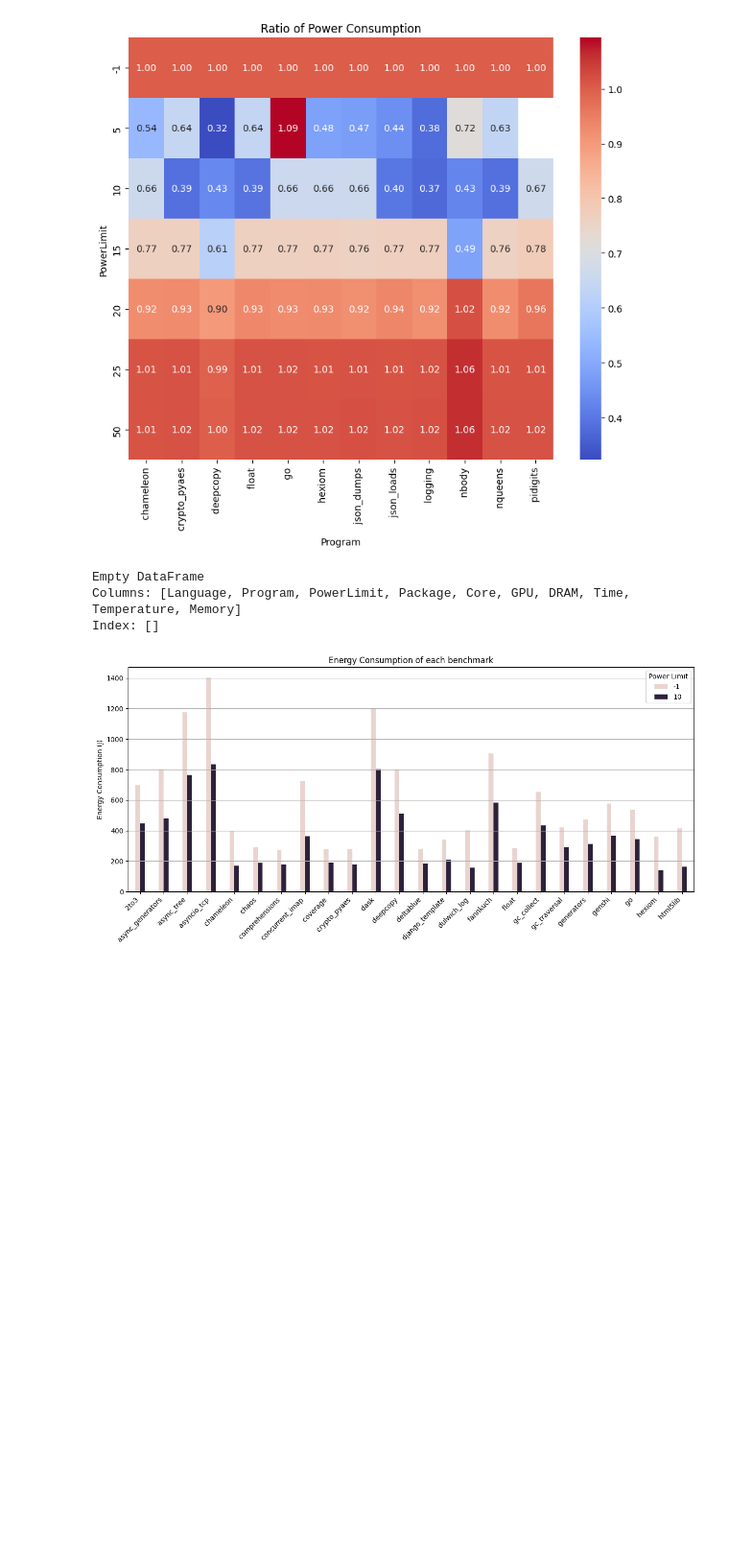
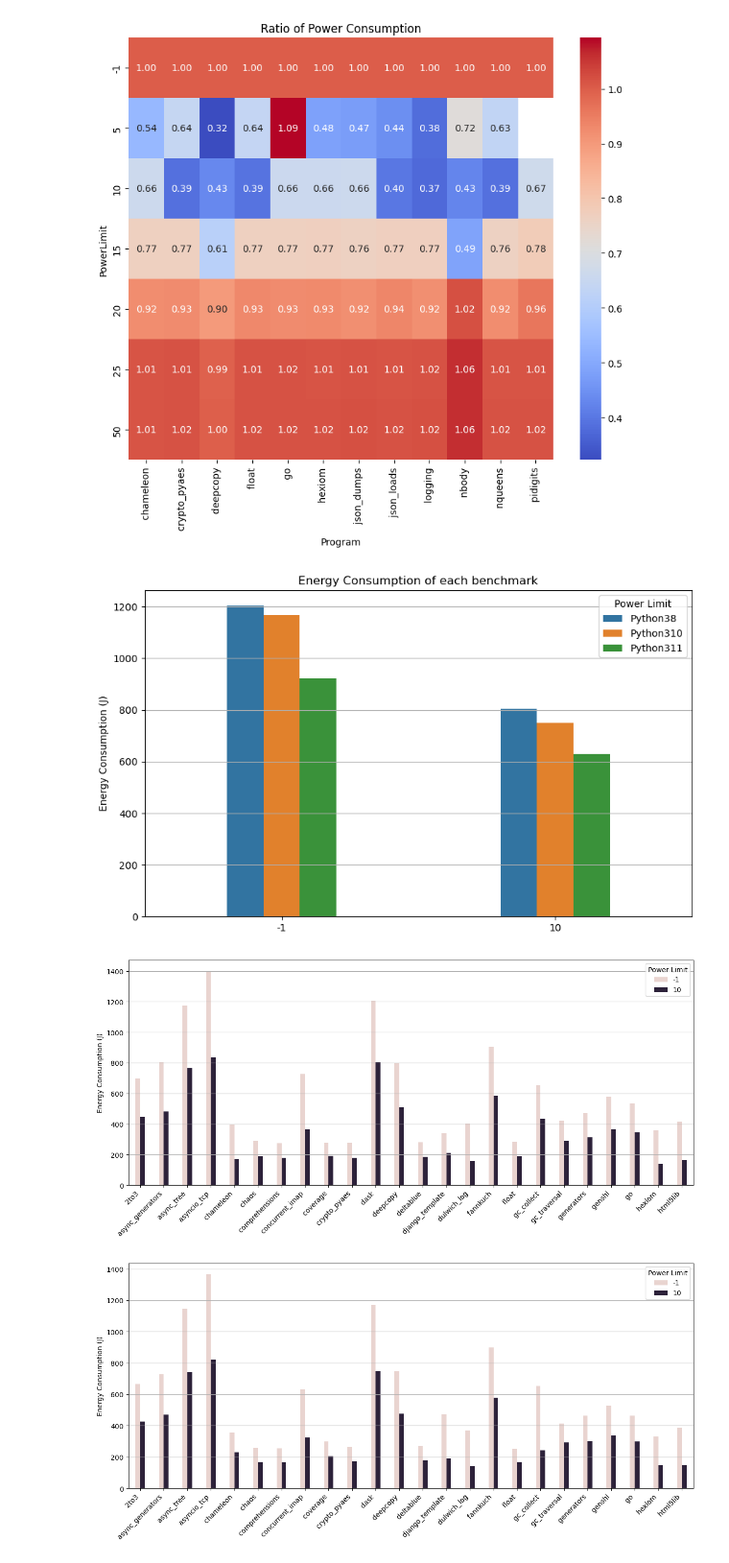
Before and after one commit to DBarbosa15987/ees-benchmark, a Jupyter notebook: graphs3.ipynb, the cells around one changed output. Shown at 96% size. Drawn from its saved outputs; the diff is of its cells as text; code cells hidden in the pictures; blank space fills up the shorter version.

Commit message:
single benchmark case added

```diff
--- a/graphs3.ipynb
+++ b/graphs3.ipynb
@@ -82,7 +82,6 @@ import pandas as pd
 dataCap = pd.read_csv("measurementsGlobalNewWithPowerCap.csv")
 dataNoCap = pd.read_csv("measurementsGlobalNewNoPowerCap.csv")
 dataNoCap = dataNoCap[dataNoCap["Program"].isin(dataCap["Program"])]
-print(dataNoCap[dataNoCap["Program"]=="pprint"])
 fullData = pd.concat([dataNoCap, dataCap])
 
 powerconsumed = fullData["Package"]
@@ -96,55 +95,51 @@ powerLimit = fullData["PowerLimit"]
 threshold = 3
 df = pd.DataFrame(
     {
         "Program": program,
         "PowerLimit": powerLimit,
         "Temperature": temperature,
         "EnergyConsumption": powerconsumed,
         "Time": time,
         "PythonVersion": pythonVersion,
     }
 )
 
 # Recalculate mean after filtering outliers
 filtered_df = df[
     (df["Time"].abs() < df["Time"].mean() + threshold * df["Time"].std())
     & (
         df["EnergyConsumption"].abs()
         < df["EnergyConsumption"].mean() + threshold * df["EnergyConsumption"].std()
     )
 ]
-for version in ["Python38","Python310","Python311"]:
+
+##### single case graph #####
+python_versions = ["Python38","Python310","Python311"]
+benchmark_name = " dask"
+single_case_df = filtered_df[filtered_df["Program"] == benchmark_name].drop(columns="Program").groupby(["PythonVersion","PowerLimit"]).mean().reset_index()
+plt.figure(figsize=(10, 6))
+sns.barplot(data=single_case_df, x='PowerLimit', y='EnergyConsumption',hue = "PythonVersion",hue_order=python_versions, width=0.4)
+plt.title(f"Energy Consumption of each benchmark")
+plt.xlabel('')
+plt.ylabel('Energy Consumption (J)')
+plt.grid(axis='y')
+plt.legend(title='Power Limit')
+plt.show()
+
+
+##### All benchamarks per version #####
+for version in python_versions:
     version_df = filtered_df[filtered_df["PythonVersion"]==version].drop(columns="PythonVersion")
     grouped_prog_limit = version_df.groupby(["Program", "PowerLimit"]).mean().reset_index()
     plt.figure(figsize=(15, 6))
-    sns.barplot(data=grouped38, x='Program', y='EnergyConsumption', hue='PowerLimit', width=0.4)
-    plt.title(f"Energy Consumption of each benchmark")
+    sns.barplot(data=grouped_prog_limit, x='Program', y='EnergyConsumption', hue='PowerLimit', width=0.4)
     plt.xlabel('')
     plt.xticks(rotation=45, ha="right")
     plt.ylabel('Energy Consumption (J)')
     plt.grid(axis='y')
     plt.legend(title='Power Limit')
     plt.show()
-python38 = filtered_df[filtered_df["PythonVersion"]=="Python38"].drop(columns="PythonVersion")
-python310 = filtered_df[filtered_df["PythonVersion"]=="Python310"].drop(columns="PythonVersion")
-python311 = filtered_df[filtered_df["PythonVersion"]=="Python311"].drop(columns="PythonVersion")
-
-
-grouped38 = python38.groupby(["Program", "PowerLimit"]).mean().reset_index()
-grouped310 = python310.groupby(["Program", "PowerLimit"]).mean().reset_index()
-grouped311 = python311.groupby(["Program", "PowerLimit"]).mean().reset_index()
-
-plt.figure(figsize=(15, 6))
-sns.barplot(data=grouped38, x='Program', y='EnergyConsumption', hue='PowerLimit', width=0.4)
-plt.title(f"Energy Consumption of each benchmark")
-plt.xlabel('')
-plt.xticks(rotation=45, ha="right")
-plt.ylabel('Energy Consumption (J)')
-plt.grid(axis='y')
-plt.legend(title='Power Limit')
-plt.show()
 # %% [output]
-Empty DataFrame
-Columns: [Language, Program, PowerLimit, Package, Core, GPU, DRAM, Time, Temperature, Memory]
-Index: []
-[figure, old version]
+[figure, new version]
+[figure, added]
+[figure, added]
```
Also changed, not shown: parts of 1 cell of this notebook.
